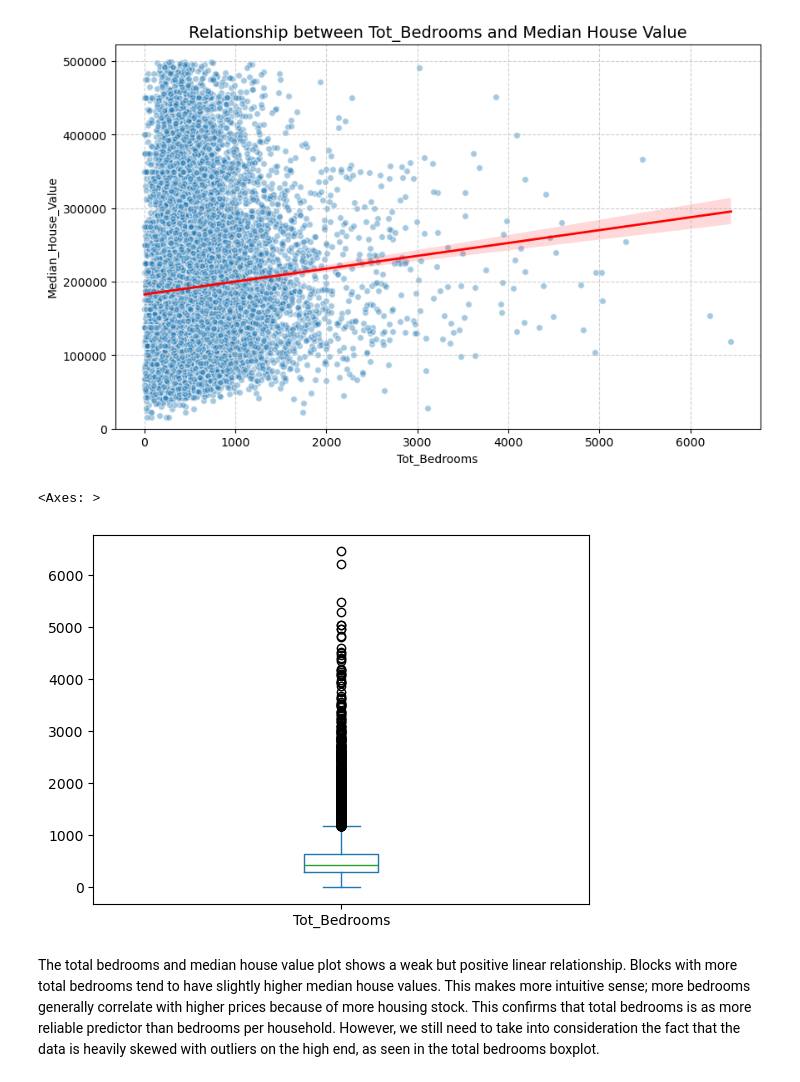
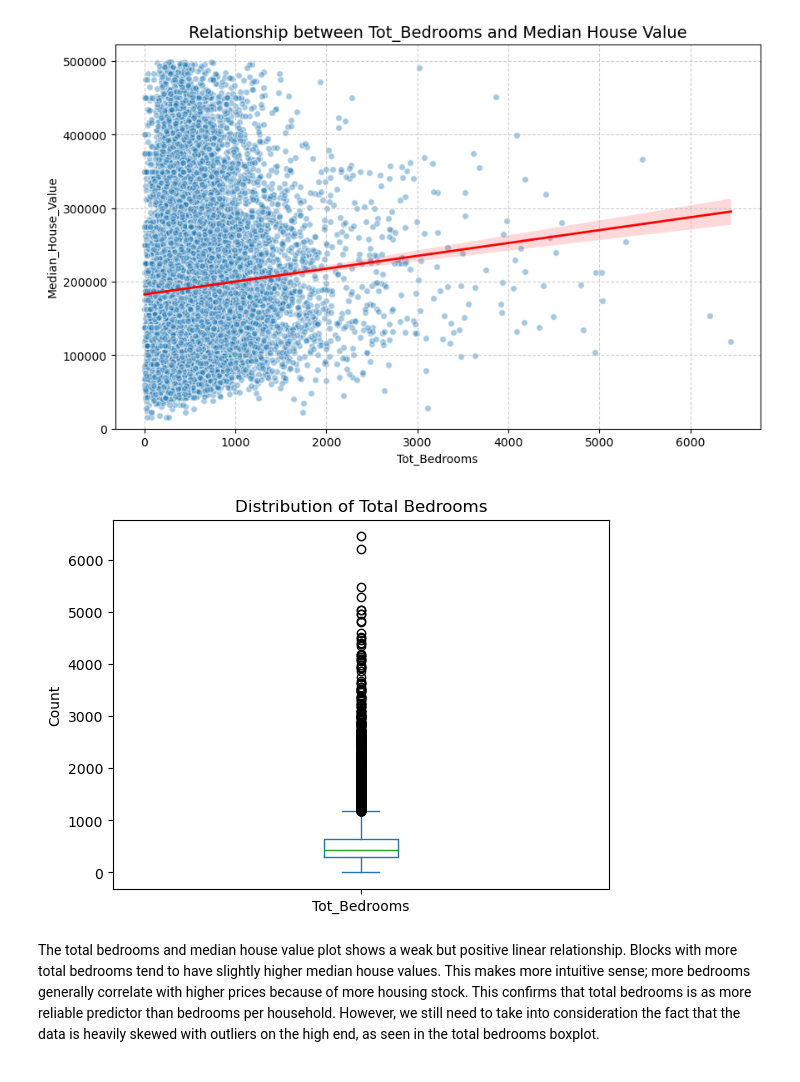
Before and after one commit to COGS108/Group091_WI26, a Jupyter notebook: 03-FinalProject.ipynb, the cells around one changed output. Drawn from its saved outputs; the diff is of its cells as text; code cells hidden in the pictures.

```diff
--- a/03-FinalProject.ipynb
+++ b/03-FinalProject.ipynb
@@ -526,9 +556,11 @@ create_linreg_plot("Tot_Bedrooms")
 [figure]
 # %%
 houses["Tot_Bedrooms"].plot(kind="box")
+plt.title("Distribution of Total Bedrooms")
+plt.ylabel("Count")
+plt.show()
 # %% [output]
-<Axes: >
-[figure, old version]
+[figure, new version]
 # %% [markdown]
 The total bedrooms and median house value plot shows a weak but positive linear relationship. Blocks with more total bedrooms tend to have slightly higher median house values. This makes more intuitive sense; more bedrooms generally correlate with higher prices because of more housing stock. This confirms that total bedrooms is as more reliable predictor than bedrooms per household. However, we still need to take into consideration the fact that the data is heavily skewed with outliers on the high end, as seen in the total bedrooms boxplot.
 # %%
```
Also changed, not shown: parts of 12 cells of this notebook.
